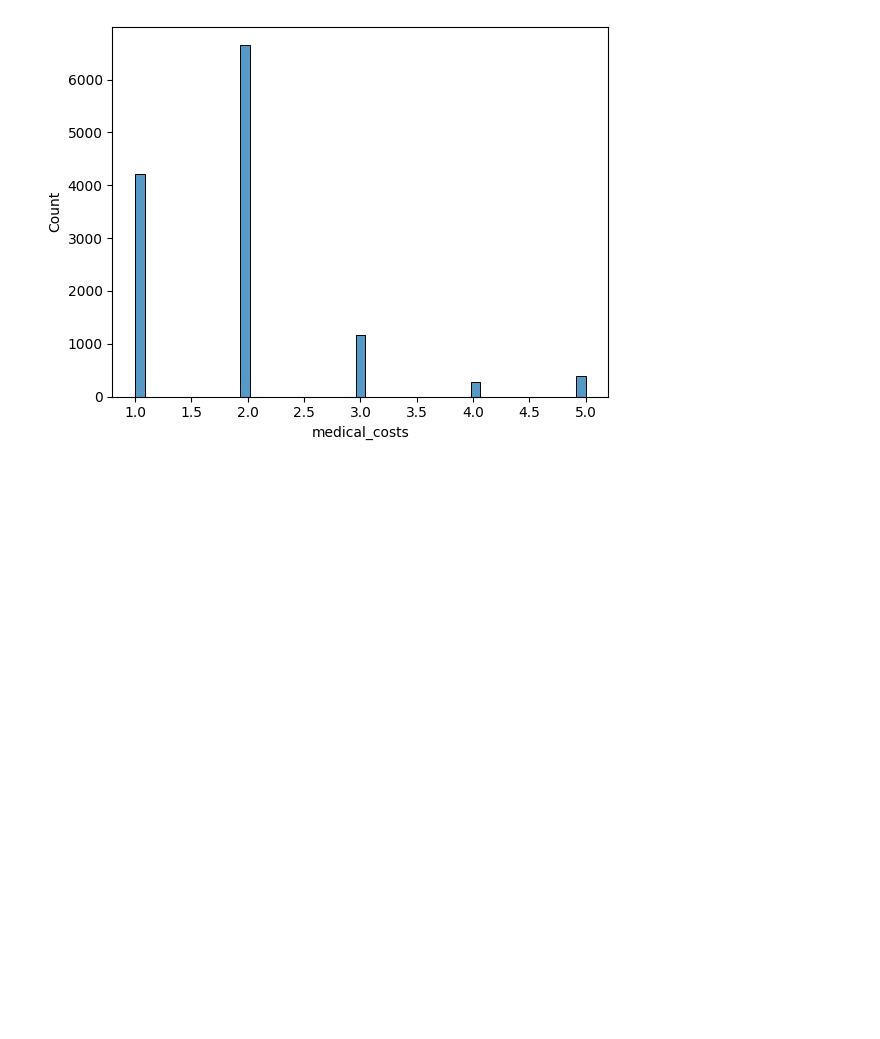
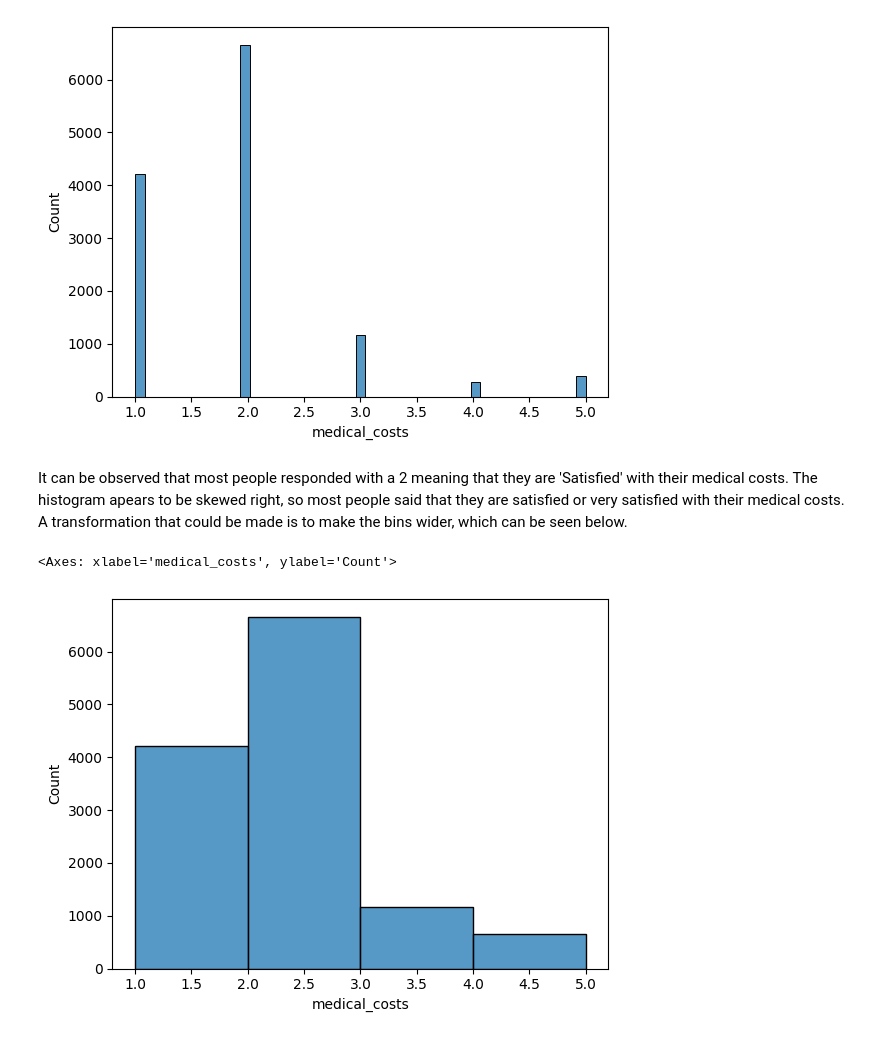
Before and after one commit to ashleyr05/visualization, a Jupyter notebook: assignment/assignment.ipynb, the cells around one changed output. Drawn from its saved outputs; the diff is of its cells as text; code cells hidden in the pictures; blank space fills up the shorter version.

Commit message:
finished histogram & scatterplot

```diff
--- a/assignment/assignment.ipynb
+++ b/assignment/assignment.ipynb
@@ -432,3 +432,10 @@ sns.histplot(data=med_df,x='medical_costs') # making histogram for medical_costs
 # %% [output]
 <Axes: xlabel='medical_costs', ylabel='Count'>
 [figure]
+# %% [markdown]
+It can be observed that most people responded with a 2 meaning that they are 'Satisfied' with their medical costs. The histogram apears to be skewed right, so most people said that they are satisfied or very satisfied with their medical costs. A transformation that could be made is to make the bins wider, which can be seen below.
+# %%
+sns.histplot(data=med_df,x='medical_costs', binwidth = 1) # making histogram for medical_costs with bins of size 1
+# %% [output]
+<Axes: xlabel='medical_costs', ylabel='Count'>
+[figure, added]
```
Also changed, not shown: parts of 2 cells of this notebook.
